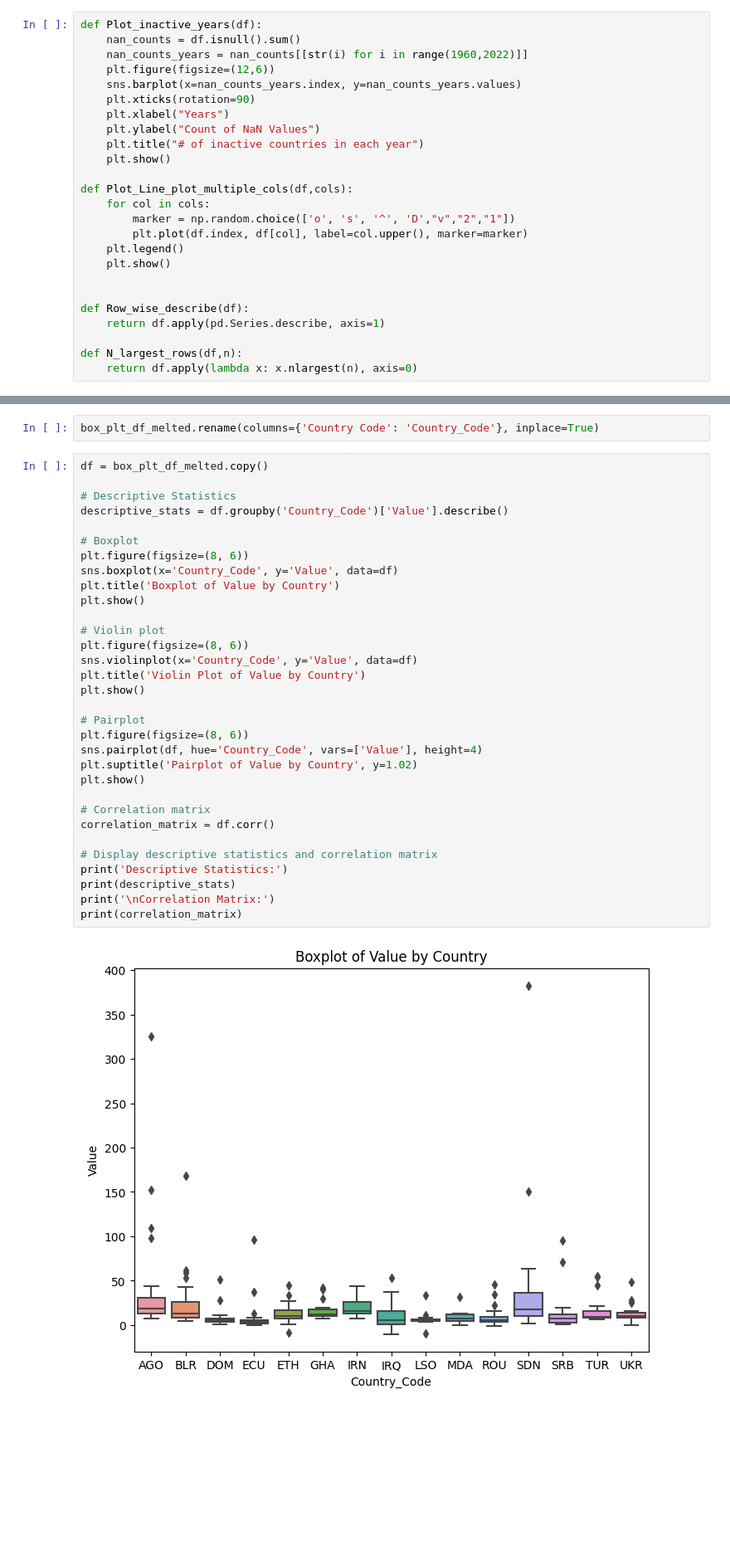
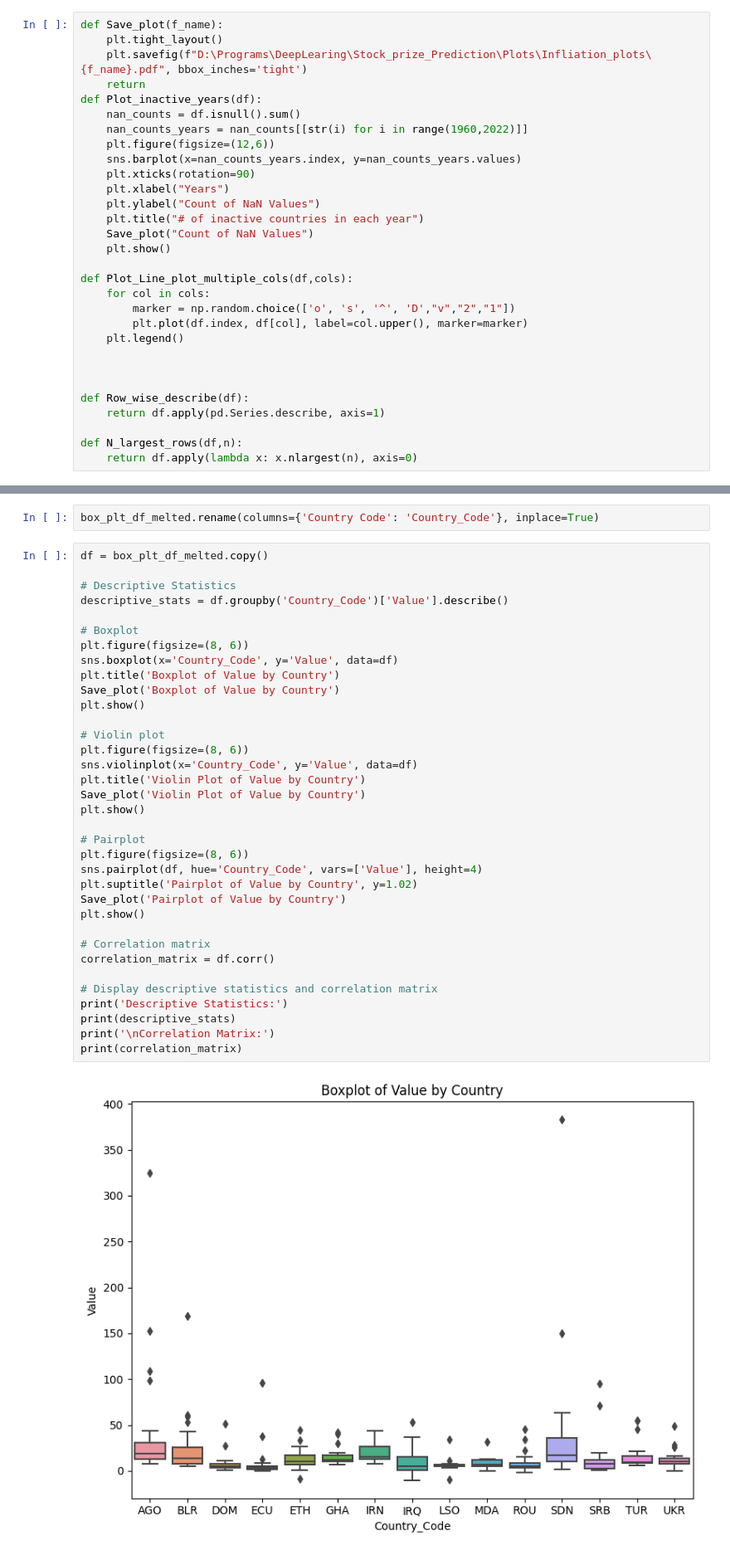
Before and after one commit to porallapradhyumna/Stock_prize_Prediction, a Jupyter notebook: EDA/EDA_Infliation.ipynb, the cells around one changed output, grey strips where cells are left out. Shown: that part at 83% size. Saved outputs shown, nothing was run; the diff lists cells and outputs as text; blank space fills up the shorter version.

```diff
--- a/EDA/EDA_Infliation.ipynb
+++ b/EDA/EDA_Infliation.ipynb
@@ -34,6 +30,10 @@ D:\Programs\DeepLearing\Stock_prize_Prediction\Data\Stocks.xlsx
 # %% [markdown]
 ### Common Preprocessing and Analysis functions
 # %%
+def Save_plot(f_name):
+    plt.tight_layout()
+    plt.savefig(f"D:\Programs\DeepLearing\Stock_prize_Prediction\Plots\Infliation_plots\{f_name}.pdf", bbox_inches='tight')
+    return
 def Plot_inactive_years(df):
     nan_counts = df.isnull().sum()
     nan_counts_years = nan_counts[[str(i) for i in range(1960,2022)]]
@@ -43,6 +43,7 @@ def Plot_inactive_years(df):
     plt.xlabel("Years")
     plt.ylabel("Count of NaN Values")
     plt.title("# of inactive countries in each year")
+    Save_plot("Count of NaN Values")
     plt.show()
 
 def Plot_Line_plot_multiple_cols(df,cols):
@@ -50,7 +51,7 @@ def Plot_Line_plot_multiple_cols(df,cols):
         marker = np.random.choice(['o', 's', '^', 'D',"v","2","1"])
         plt.plot(df.index, df[col], label=col.upper(), marker=marker)
     plt.legend()
-    plt.show()
+
 
 
 def Row_wise_describe(df):
@@ -236,31 +241,34 @@ df = box_plt_df_melted.copy()
 # Descriptive Statistics
 descriptive_stats = df.groupby('Country_Code')['Value'].describe()
 
 # Boxplot
 plt.figure(figsize=(8, 6))
 sns.boxplot(x='Country_Code', y='Value', data=df)
 plt.title('Boxplot of Value by Country')
+Save_plot('Boxplot of Value by Country')
 plt.show()
 
 # Violin plot
 plt.figure(figsize=(8, 6))
 sns.violinplot(x='Country_Code', y='Value', data=df)
 plt.title('Violin Plot of Value by Country')
+Save_plot('Violin Plot of Value by Country')
 plt.show()
 
 # Pairplot
 plt.figure(figsize=(8, 6))
 sns.pairplot(df, hue='Country_Code', vars=['Value'], height=4)
 plt.suptitle('Pairplot of Value by Country', y=1.02)
+Save_plot('Pairplot of Value by Country')
 plt.show()
 
 # Correlation matrix
 correlation_matrix = df.corr()
 
 # Display descriptive statistics and correlation matrix
 print('Descriptive Statistics:')
 print(descriptive_stats)
 print('\nCorrelation Matrix:')
 print(correlation_matrix)
 # %% [output]
-[figure, old version]
+[figure, new version]
```
Also changed, not shown: parts of 11 cells of this notebook, 28 other files.
